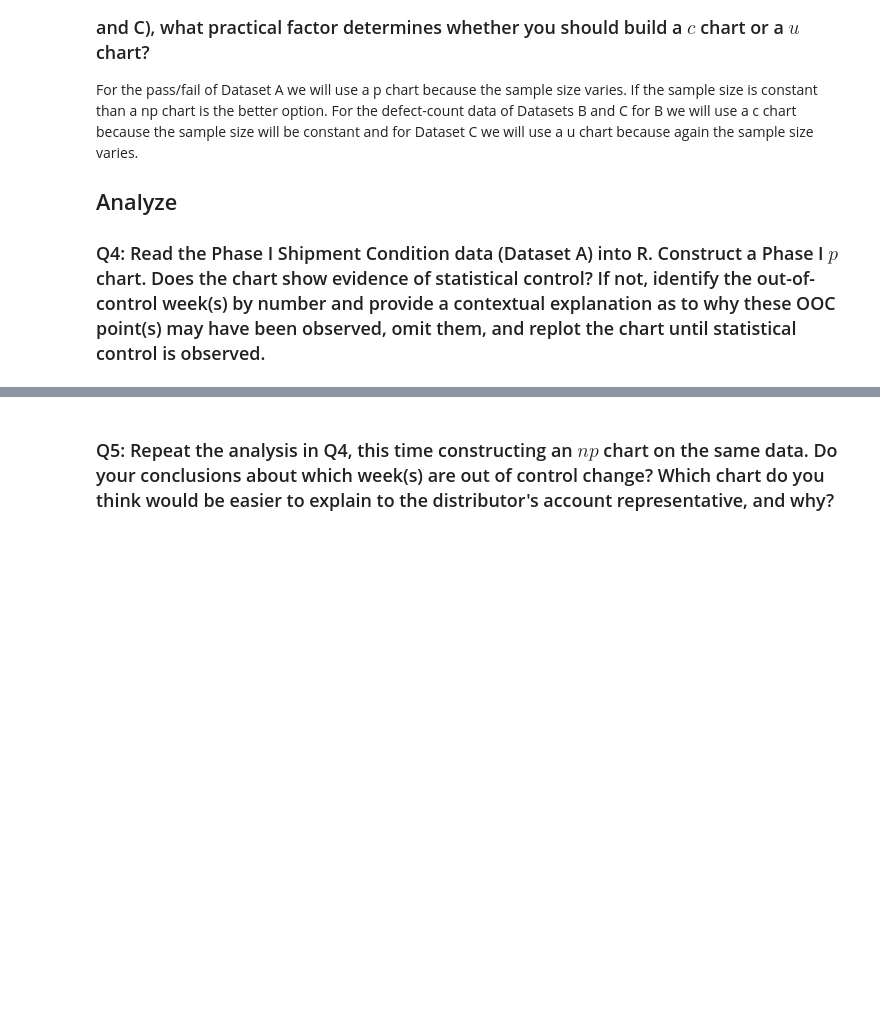
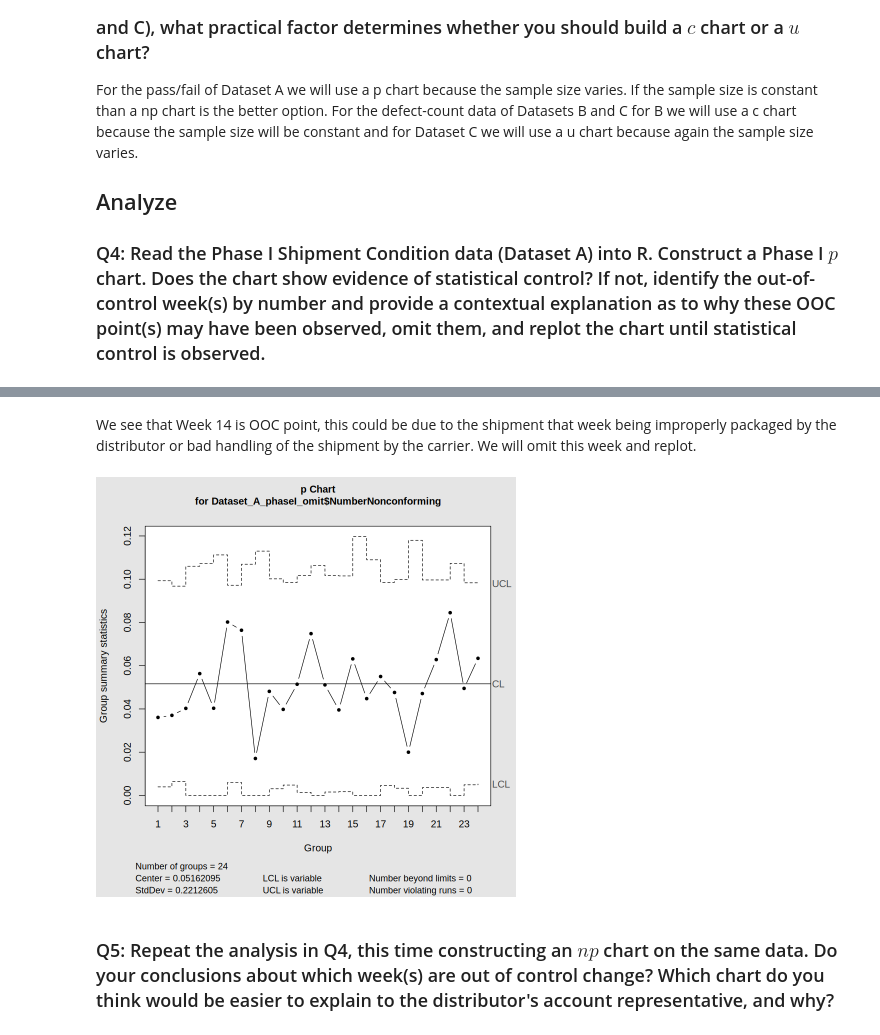
Before and after one commit to Abarre71/STAT-7110-Quality-Control, a Jupyter notebook: Assignments/HW3/STAT-7110-HW3.ipynb, the cells around one changed output, grey strips where cells are left out. Saved outputs shown, nothing was run; the diff lists cells and outputs as text; code cells hidden in the pictures; blank space fills up the shorter version.

```diff
--- a/Assignments/HW3/STAT-7110-HW3.ipynb
+++ b/Assignments/HW3/STAT-7110-HW3.ipynb
@@ -74,0 +118,9 @@ getwd()
+# %% [markdown]
+We see that Week 14 is OOC point, this could be due to the shipment that week being improperly packaged by the distributor or bad handling of the shipment by the carrier. We will omit this week and replot.
+# %%
+Dataset_A_phaseI_omit<-Dataset_A_phaseI[-14,]
+pchart_A_PhaseI_IC <- qcc(Dataset_A_phaseI_omit$`NumberNonconforming`,type="p",
+                sizes=Dataset_A_phaseI_omit$`TotalComics`,
+                plot=T)
+# %% [output]
+[figure, added]
```
Also changed, not shown: parts of 26 cells of this notebook.
